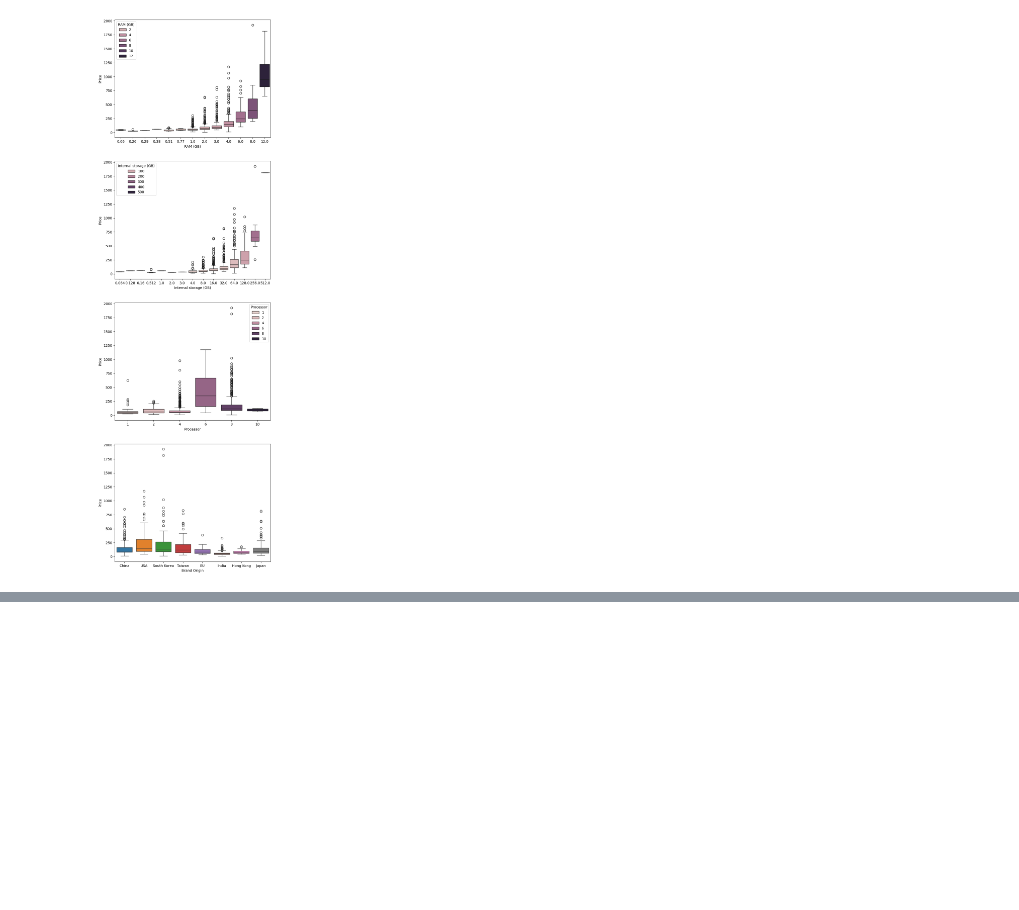
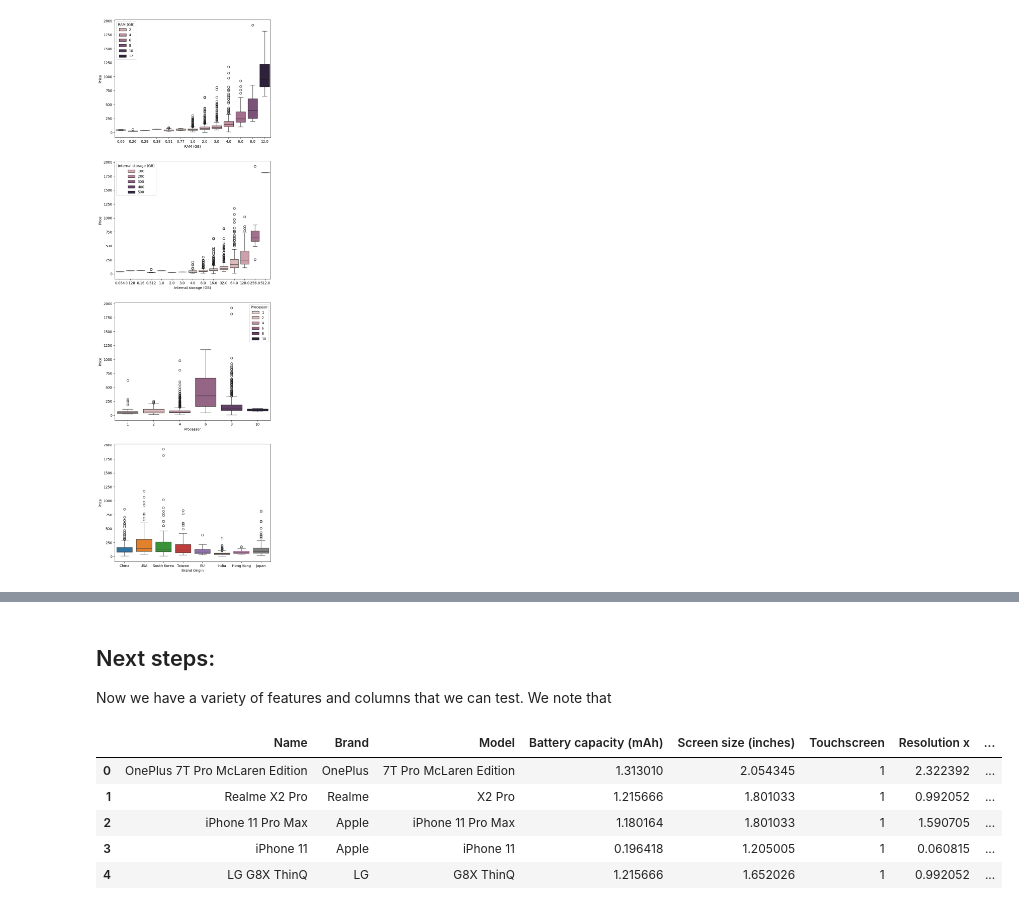
Before and after one commit to davo1176/MachineLearningGroupProject_TXB_8, a Jupyter notebook: notebook/group_assignment.ipynb, the cells around one changed output, grey strips where cells are left out. Drawn from its saved outputs; the diff is of its cells as text; code cells hidden in the pictures; blank space fills up the shorter version.

```diff
--- a/notebook/group_assignment.ipynb
+++ b/notebook/group_assignment.ipynb
@@ -431,0 +632,12 @@ for c, l in zip(["RAM (GB)", "Internal storage (GB)","Processor", "Brand Origin"
+# %% [markdown]
+## Next steps:
+Now we have a variety of features and columns that we can test. We note that
+# %%
+df.head()
+# %% [output]
+|  | Name | Brand | Model | Battery capacity (mAh) | Screen size (inches) | Touchscreen | Resolution x | ... |
+| 0 | OnePlus 7T Pro McLaren Edition | OnePlus | 7T Pro McLaren Edition | 1.313010 | 2.054345 | 1 | 2.322392 | ... |
+| 1 | Realme X2 Pro | Realme | X2 Pro | 1.215666 | 1.801033 | 1 | 0.992052 | ... |
+| 2 | iPhone 11 Pro Max | Apple | iPhone 11 Pro Max | 1.180164 | 1.801033 | 1 | 1.590705 | ... |
+| 3 | iPhone 11 | Apple | iPhone 11 | 0.196418 | 1.205005 | 1 | 0.060815 | ... |
+| 4 | LG G8X ThinQ | LG | G8X ThinQ | 1.215666 | 1.652026 | 1 | 0.992052 | ... |
```
Also changed, not shown: parts of 11 cells of this notebook.
